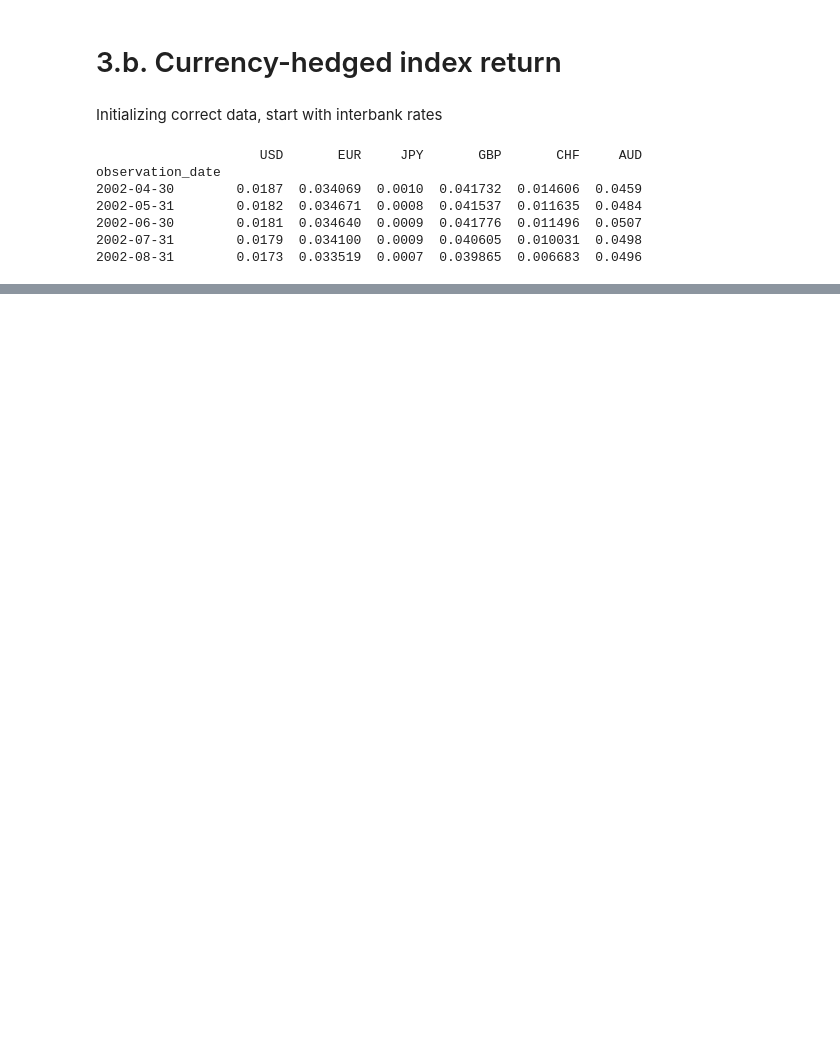
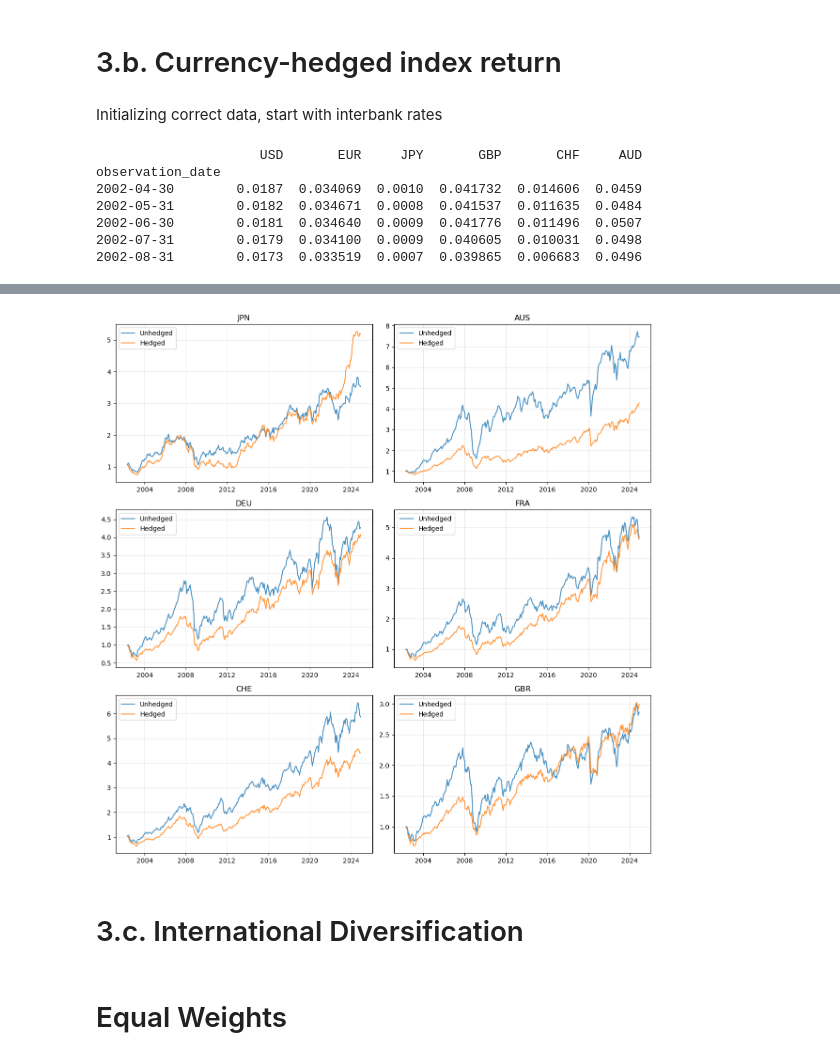
Before and after one commit to R4ff67/Investments, a Jupyter notebook: Q3-retry.ipynb, the cells around one changed output, grey strips where cells are left out. Drawn from its saved outputs; the diff is of its cells as text; code cells hidden in the pictures; blank space fills up the shorter version.

```diff
--- a/Q3-retry.ipynb
+++ b/Q3-retry.ipynb
@@ -584,0 +406,23 @@ Australia (AUS):
+# %%
+fig, axes = plt.subplots(3, 2, figsize=(12, 12))
+axes = axes.flatten()
+
+countries = ['JPN', 'AUS', 'DEU', 'FRA', 'CHE', 'GBR']
+
+for i, country in enumerate(countries):
+    # Cumulative returns
+    unhedged_cum = (1 + idx_returns[country]).cumprod()
+    hedged_cum = (1 + currency_hedged_index_return[country + '_currency_hedged_return']).cumprod()
+
+    axes[i].plot(unhedged_cum, label='Unhedged', alpha=0.8)
+    axes[i].plot(hedged_cum, label='Hedged', alpha=0.8)
+    axes[i].set_title(country)
+    axes[i].legend()
+    axes[i].grid(True, alpha=0.3)
+
+plt.tight_layout()
+plt.show()
+# %% [output]
+[figure, added]
+# %% [markdown]
+# 3.c. International Diversification
@@ -584,0 +442,2 @@ Australia (AUS):
+# %% [markdown]
+# Equal Weights
```
Also changed, not shown: parts of 25 cells of this notebook, 5 other files.
